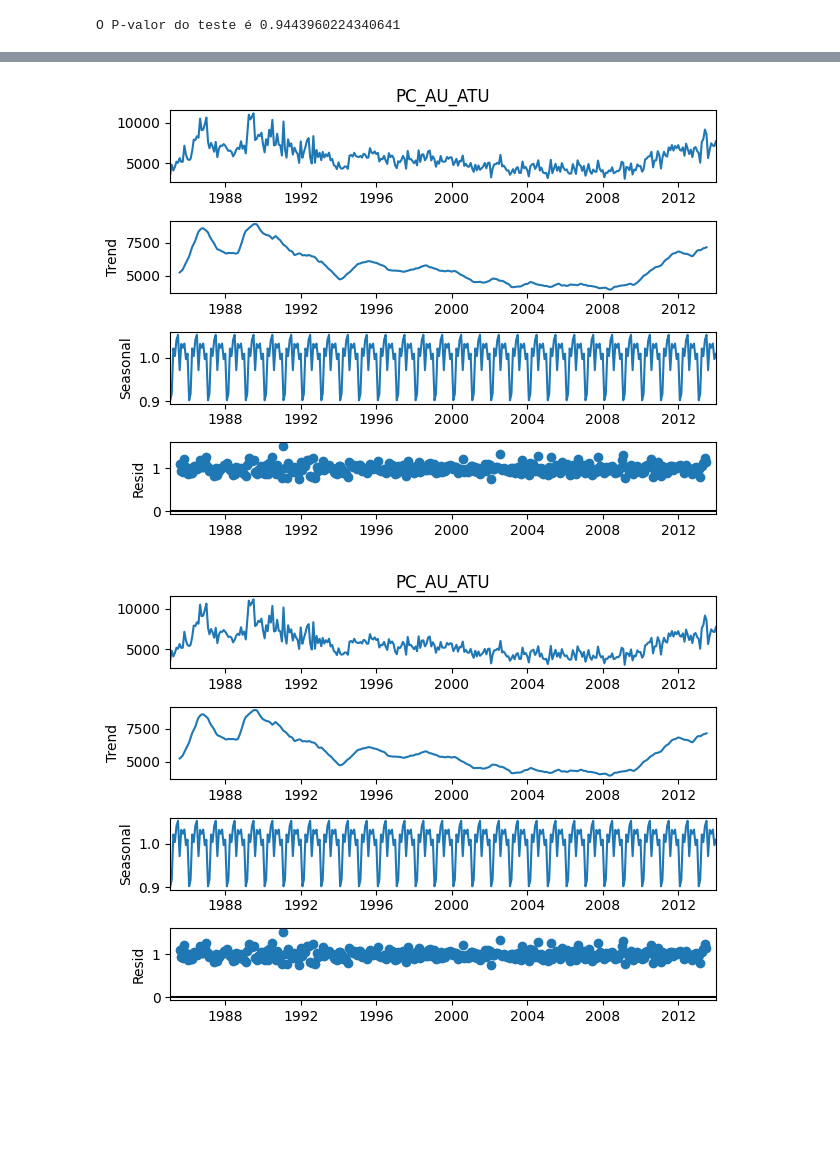
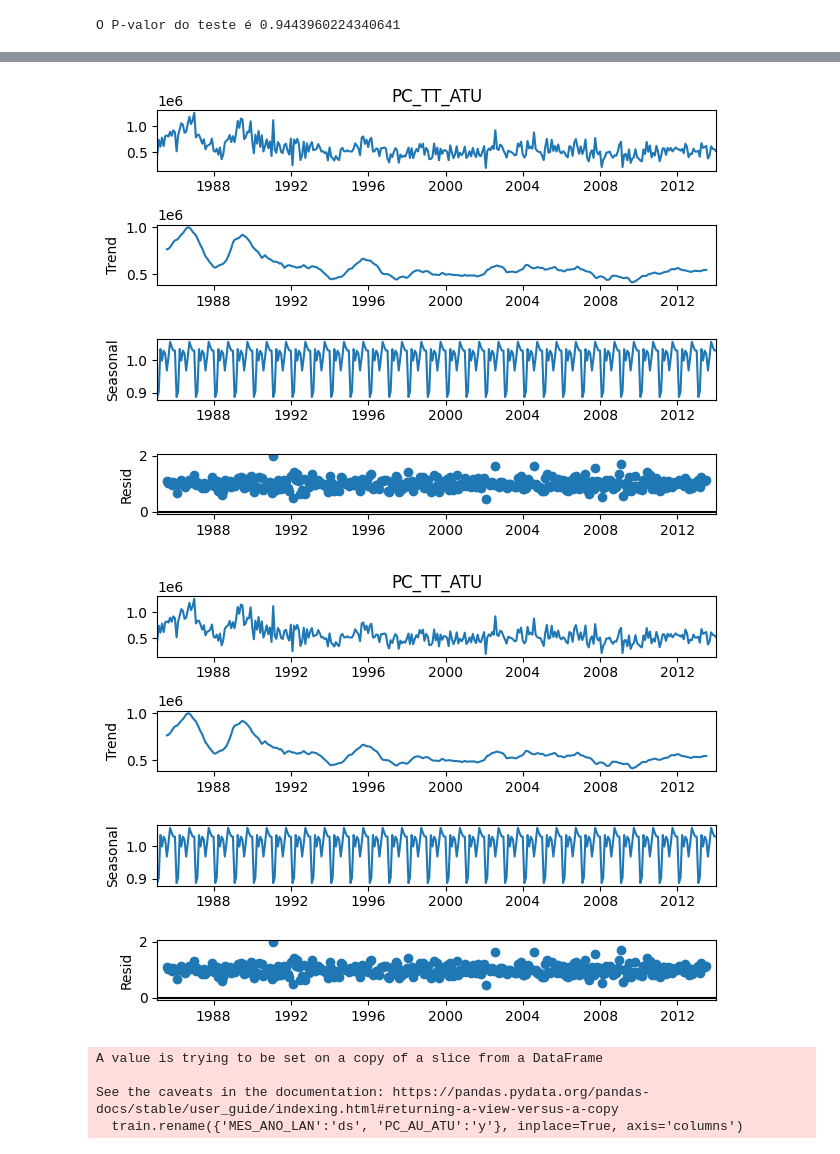
Before and after one commit to LissesCastro/Tera-Mercado-Imobiliario-SP, a Jupyter notebook: analise_temporal.ipynb, the cells around one changed output, grey strips where cells are left out. Saved outputs shown, nothing was run; the diff lists cells and outputs as text; code cells hidden in the pictures; blank space fills up the shorter version.

```diff
--- a/analise_temporal.ipynb
+++ b/analise_temporal.ipynb
@@ -54,12 +65,12 @@ print ("O P-valor do teste é {}".format(teste_fuller_estac[1]))
 # %% [output]
 O P-valor do teste é 0.9443960224340641
 # %%
-df_mes['media_movel'] = df_mes['PC_AU_ATU'].transform(func = lambda x : x.rolling(window=12).agg('mean')) #Realiza a média móvel a partir do número de períodos definidos na window
-df_mes['desvio_movel'] = df_mes['PC_AU_ATU'].transform(func = lambda x : x.rolling(window=12).agg('std')) #Realiza a média móvel a partir do número de períodos definidos na window
+df_mes['media_movel'] = df_mes['PC_TT_ATU'].transform(func = lambda x : x.rolling(window=12).agg('mean')) #Realiza a média móvel a partir do número de períodos definidos na window
+df_mes['desvio_movel'] = df_mes['PC_TT_ATU'].transform(func = lambda x : x.rolling(window=12).agg('std')) #Realiza o desvio móvel a partir do número de períodos definidos na window
 
 lista = []
 
-for x,mu,sigma in list(zip(df_mes['PC_AU_ATU'],df_mes['media_movel'],df_mes['desvio_movel'])):
+for x,mu,sigma in list(zip(df_mes['PC_TT_ATU'],df_mes['media_movel'],df_mes['desvio_movel'])):
     if (x > mu + 2 * sigma) | (x < mu - 2 * sigma):
         lista.append('outliers')
     else:
@@ -81,6 +92,6 @@ ax.legend(loc='lower right')
 # %%
-result = seasonal_decompose(df_mes['PC_AU_ATU'], model='multiplicative', period=12)
+result = seasonal_decompose(df_mes['PC_TT_ATU'], model='multiplicative', period=12)
 result.plot()
 # %% [output]
-[figure, old version]
+[figure, new version]
-[figure, old version]
+[figure, new version]
@@ -86,0 +112,8 @@ result.plot()
+# %%
+train.rename({'MES_ANO_LAN':'ds', 'PC_AU_ATU':'y'}, inplace=True, axis='columns')
+#m.fit(train)
+# %% [output]
+A value is trying to be set on a copy of a slice from a DataFrame
+
+See the caveats in the documentation: https://pandas.pydata.org/pandas-docs/stable/user_guide/indexing.html#returning-a-view-versus-a-copy
+  train.rename({'MES_ANO_LAN':'ds', 'PC_AU_ATU':'y'}, inplace=True, axis='columns')
```
Also changed, not shown: parts of 17 cells of this notebook, 17 other files.
